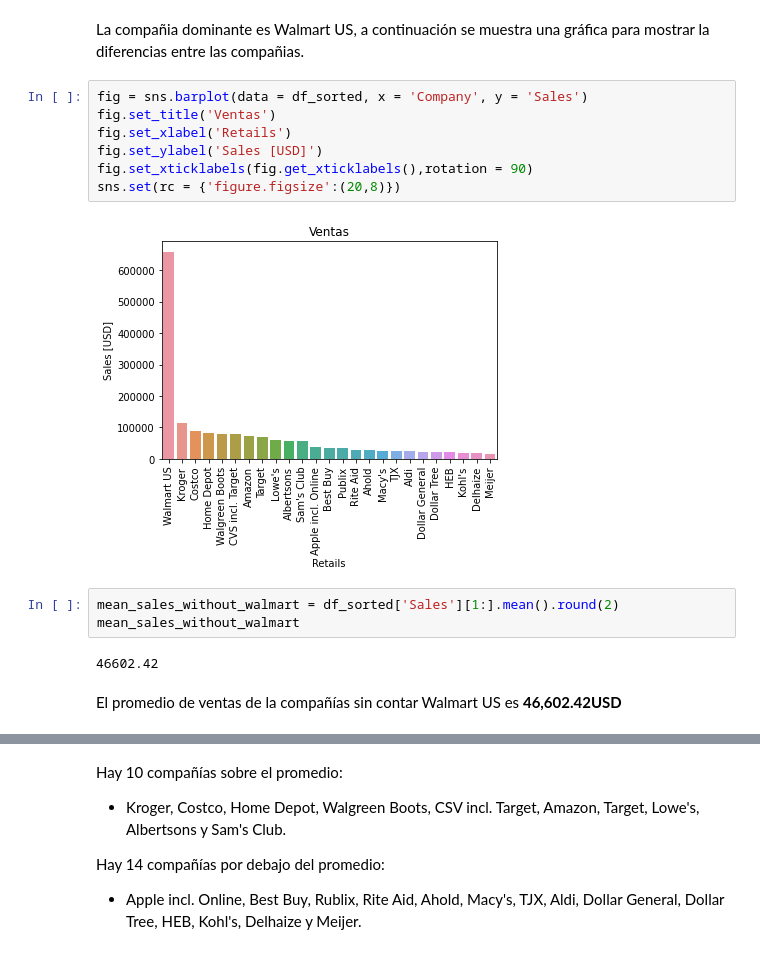
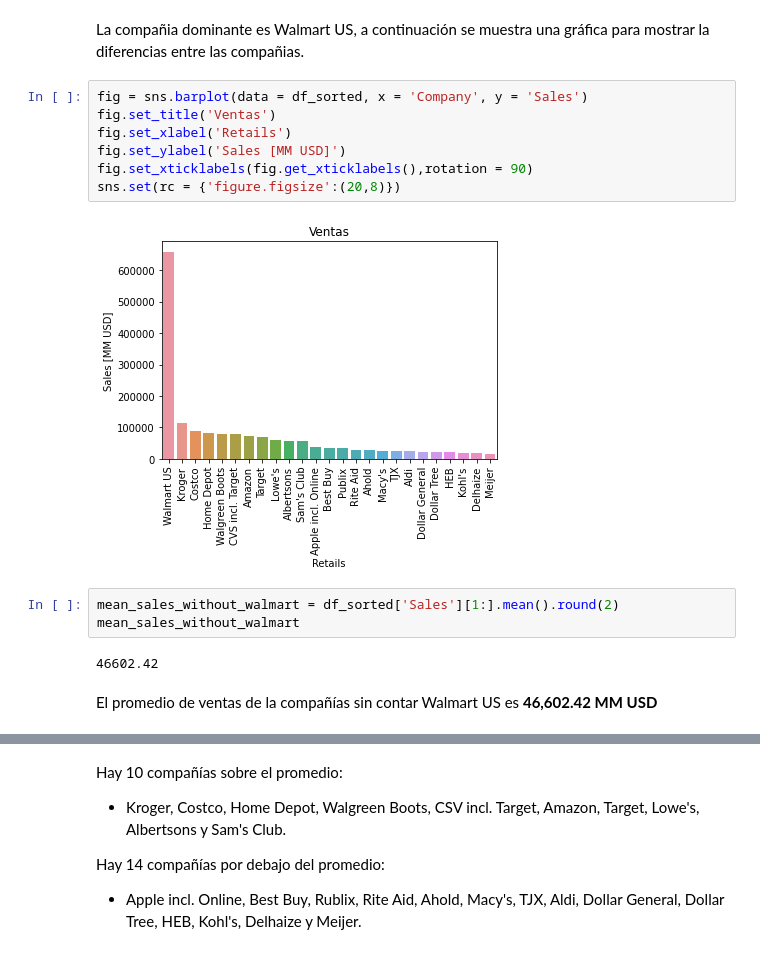
Before and after one commit to FaustinoAndres/proyecto-datacademy, a Jupyter notebook: proyecto_datacademy.ipynb, the cells around one changed output, grey strips where cells are left out. Saved outputs shown, nothing was run; the diff lists cells and outputs as text.

```diff
--- a/proyecto_datacademy.ipynb
+++ b/proyecto_datacademy.ipynb
@@ -64,19 +65,19 @@ La compañia dominante es Walmart US, a continuación se muestra una gráfica pa
 # %%
 fig = sns.barplot(data = df_sorted, x = 'Company', y = 'Sales')
 fig.set_title('Ventas')
 fig.set_xlabel('Retails')
-fig.set_ylabel('Sales [USD]')
+fig.set_ylabel('Sales [MM USD]')
 fig.set_xticklabels(fig.get_xticklabels(),rotation = 90)
 sns.set(rc = {'figure.figsize':(20,8)})
 # %% [output]
-[figure, old version]
+[figure, new version]
 # %%
 mean_sales_without_walmart = df_sorted['Sales'][1:].mean().round(2)
 mean_sales_without_walmart
 # %% [output]
 46602.42
 # %% [markdown]
-El promedio de ventas de la compañías sin contar Walmart US es **46,602.42USD**
+El promedio de ventas de la compañías sin contar Walmart US es **46,602.42 MM USD**
 # %%
 fig = sns.barplot(data = df_sorted[1:], x = 'Company', y = 'Sales')
 fig.axhline(mean_sales_without_walmart)
```
Also changed, not shown: parts of 11 cells of this notebook.
